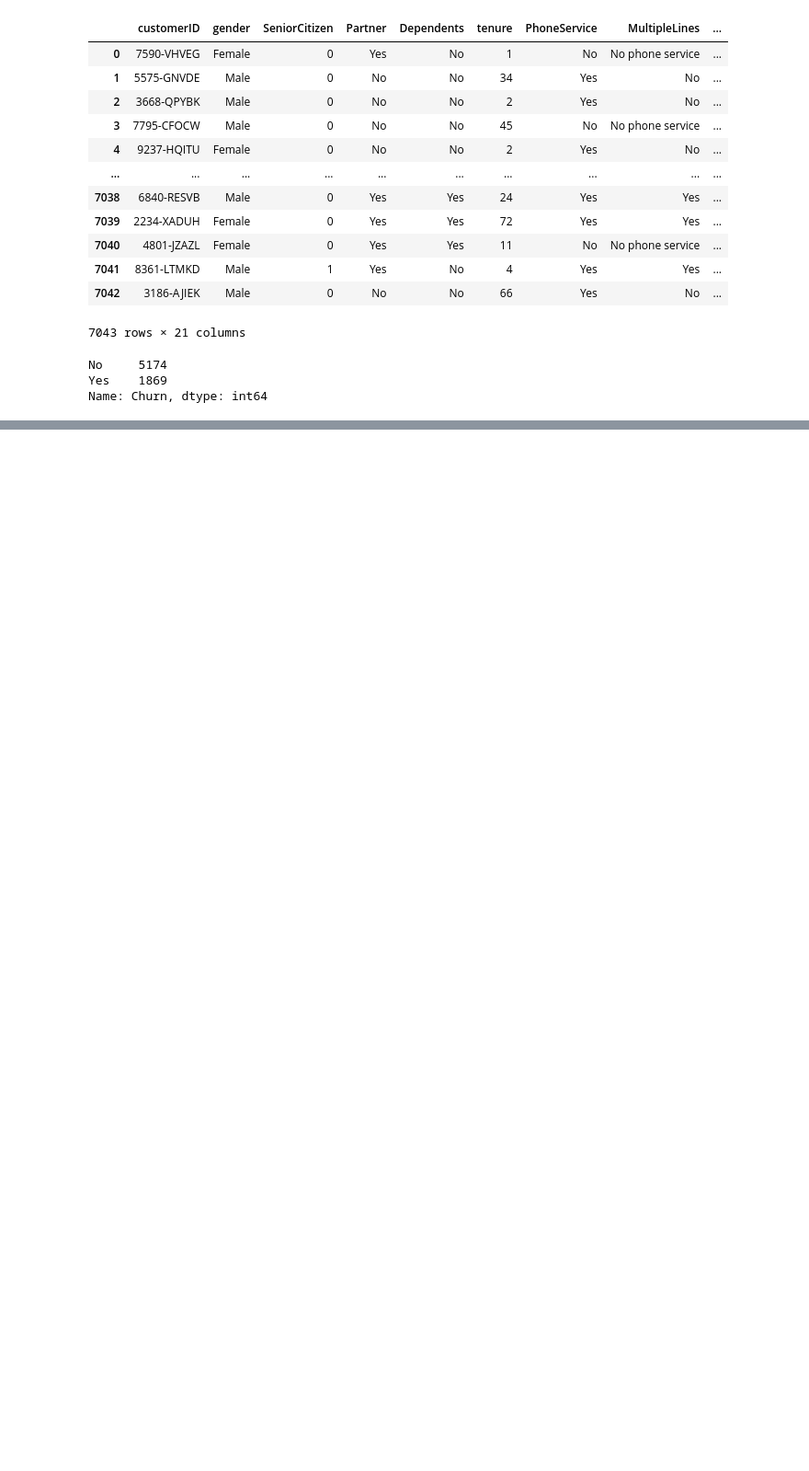
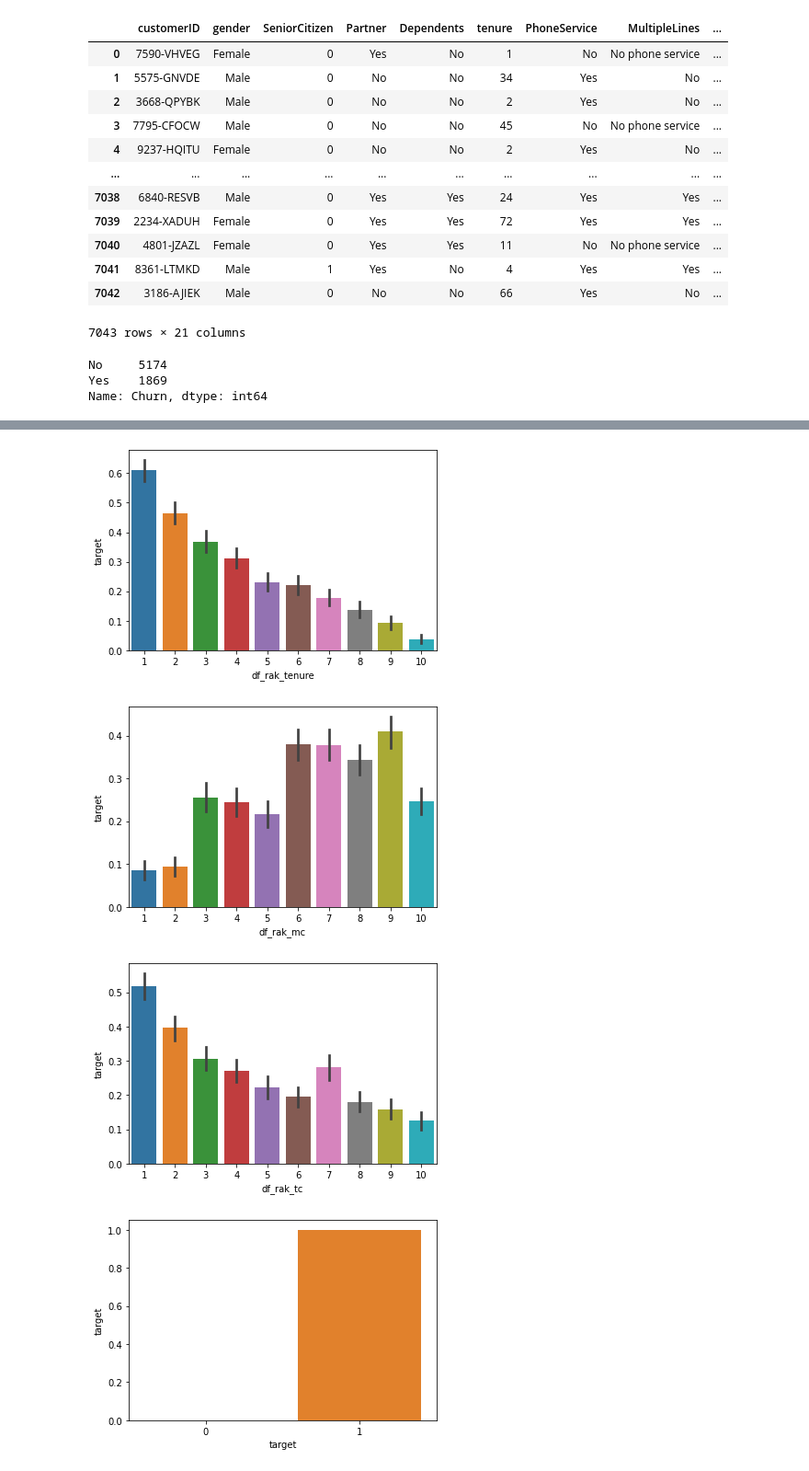
Before and after one commit to varun0712e/telecomchrun, a Jupyter notebook: Untitled21.ipynb, the cells around one changed output, grey strips where cells are left out. Shown at 92% size. Saved outputs shown, nothing was run; the diff lists cells and outputs as text; code cells hidden in the pictures; blank space fills up the shorter version.

```diff
--- a/Untitled21.ipynb
+++ b/Untitled21.ipynb
@@ -29,0 +57,8 @@ Name: Churn, dtype: int64
+# %%
+df_rak_mc=pd.qcut(df_num['MonthlyCharges'].rank(method='first').values,10).codes+1
+# %%
+df_rak_tc=pd.qcut(df_num['TotalCharges'].rank(method='first').values,10).codes+1
+# %%
+df1_num=pd.DataFrame([df_rak_tenure,df_rak_mc,df_rak_tc,df['target']]).T
+# %%
+df1_num.columns=['df_rak_tenure','df_rak_mc','df_rak_tc','target']
@@ -29,0 +81,11 @@ Name: Churn, dtype: int64
+# %%
+from numpy import mean
+
+for i in df1_num.columns:
+    plt.figure()
+    sns.barplot(x=i,y='target',data=df1_num,estimator=mean)
+# %% [output]
+[figure, added]
+[figure, added]
+[figure, added]
+[figure, added]
```
Also changed, not shown: parts of 83 cells of this notebook.
